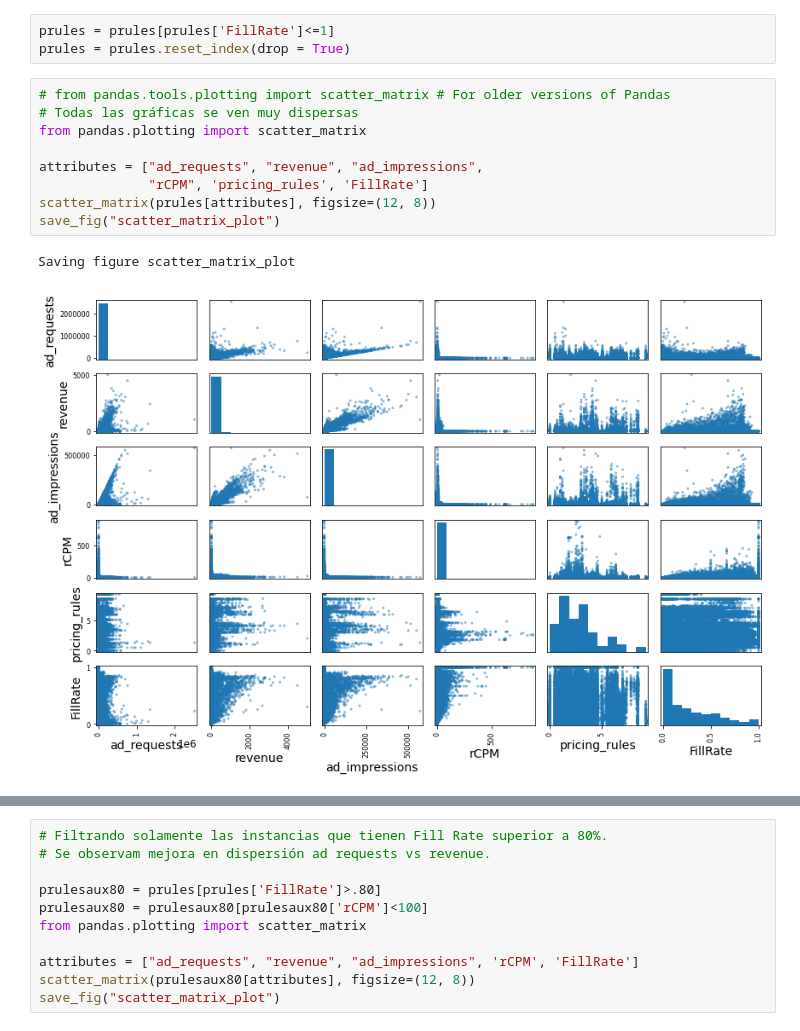
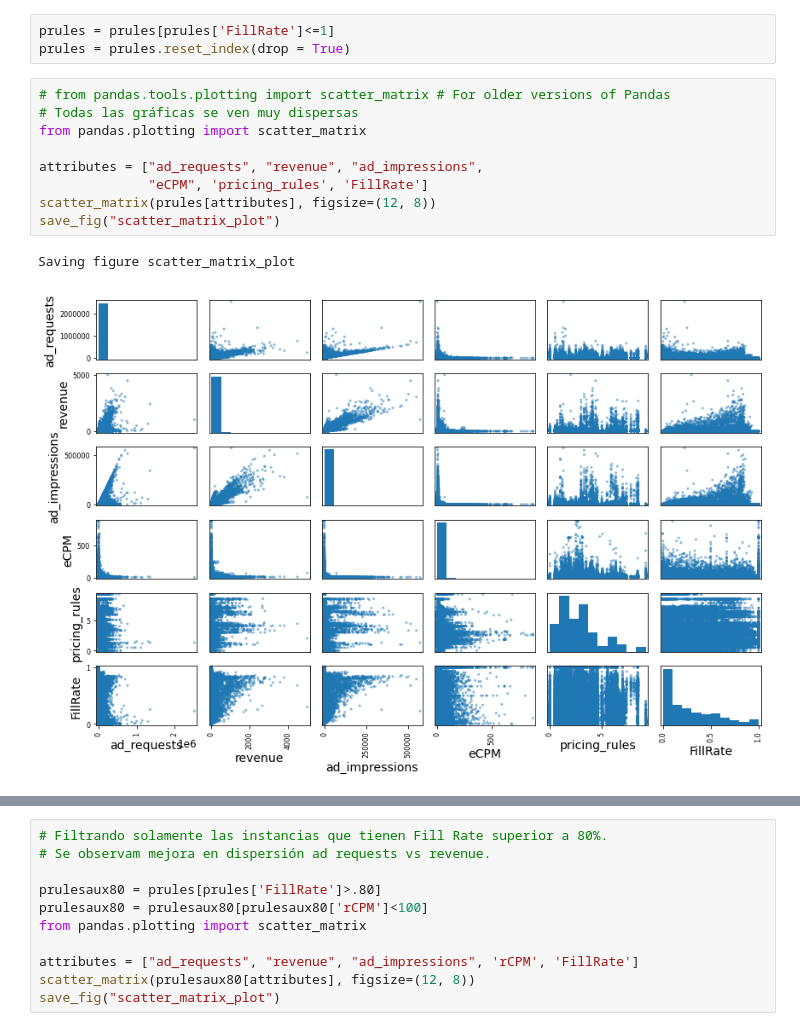
Before and after one commit to aaronjdigital/mlidigital, a Jupyter notebook: Newbase ML Reglas de Precio.ipynb, the cells around one changed output, grey strips where cells are left out. Drawn from its saved outputs; the diff is of its cells as text.

```diff
--- a/Newbase ML Reglas de Precio.ipynb
+++ b/Newbase ML Reglas de Precio.ipynb
@@ -118,12 +116,12 @@ prules = prules.reset_index(drop = True)
 # %%
 # from pandas.tools.plotting import scatter_matrix # For older versions of Pandas
 # Todas las gráficas se ven muy dispersas
 from pandas.plotting import scatter_matrix
 
 attributes = ["ad_requests", "revenue", "ad_impressions",
-              "rCPM", 'pricing_rules', 'FillRate']
+              "eCPM", 'pricing_rules', 'FillRate']
 scatter_matrix(prules[attributes], figsize=(12, 8))
 save_fig("scatter_matrix_plot")
 # %% [output]
 Saving figure scatter_matrix_plot
-[figure, old version]
+[figure, new version]
```
Also changed, not shown: parts of 21 cells of this notebook.
